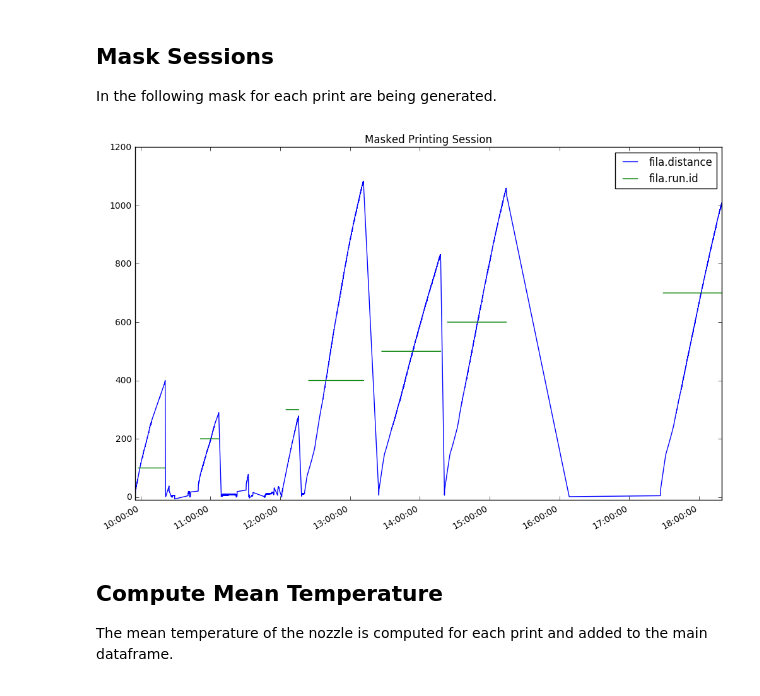
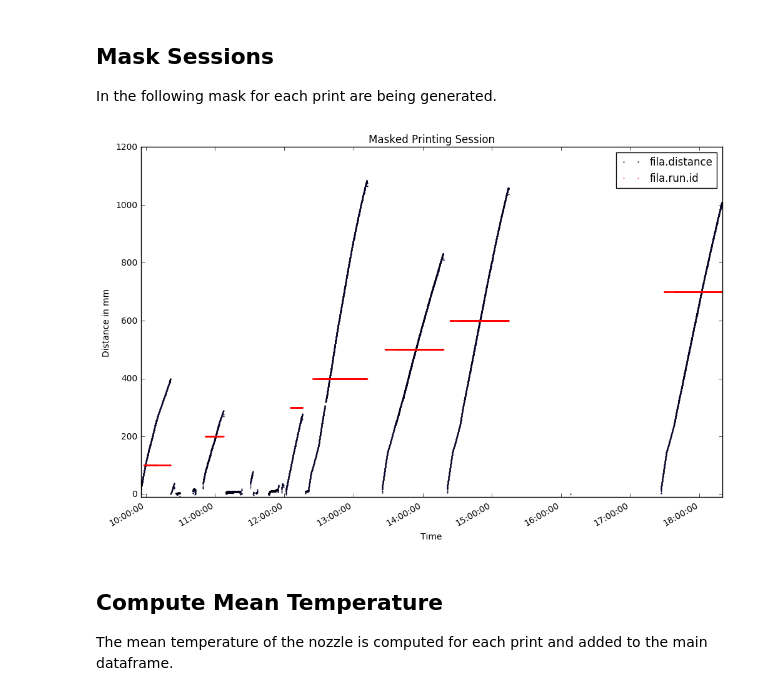
Before and after one commit to jinnerbichler/iot-lab-analysis, a Jupyter notebook: iot_lab_analysis.ipynb, the cells around one changed output. Cells and saved outputs as stored; diff of their text form; code cells hidden in the pictures.

```diff
--- a/iot_lab_analysis.ipynb
+++ b/iot_lab_analysis.ipynb
@@ -73,23 +75,24 @@ In the following mask for each print are being generated.
 # %%
 # create session mask and ids
 fila_distance = df['fila.distance']
 fila_run_id = mask_print_session(fila_distance)
 
 # plot print sessions ids
 diff_data = fila_distance.to_frame()
 diff_data['fila.run.id'] = fila_run_id * 100 # make it visible in plot
-diff_data.plot(figsize=(12, 8), ylim=[-10, 1200]# , style='x',
+ax = diff_data.plot(figsize=(12, 8), ylim=[-10, 1200], style=['o','rx'], markersize=1,
 #                xlim=[datetime.datetime(year=2016, month=12, day=23, hour=9, minute=55),
 #                      datetime.datetime(year=2016, month=12, day=23, hour=10, minute=55)]
               )
-
+ax.set_xlabel("Time")
+ax.set_ylabel("Distance in mm")
 plt.title('Masked Printing Session')
 plt.show()
 
 # add to main dataframe
 df['fila.run.id'] = fila_run_id
 # %% [output]
-[figure, old version]
+[figure, new version]
 # %% [markdown]
 ## Compute Mean Temperature
 The mean temperature of the nozzle is computed for each print and added to the main dataframe.
```
Also changed, not shown: parts of 3 cells of this notebook, 1 other file.
